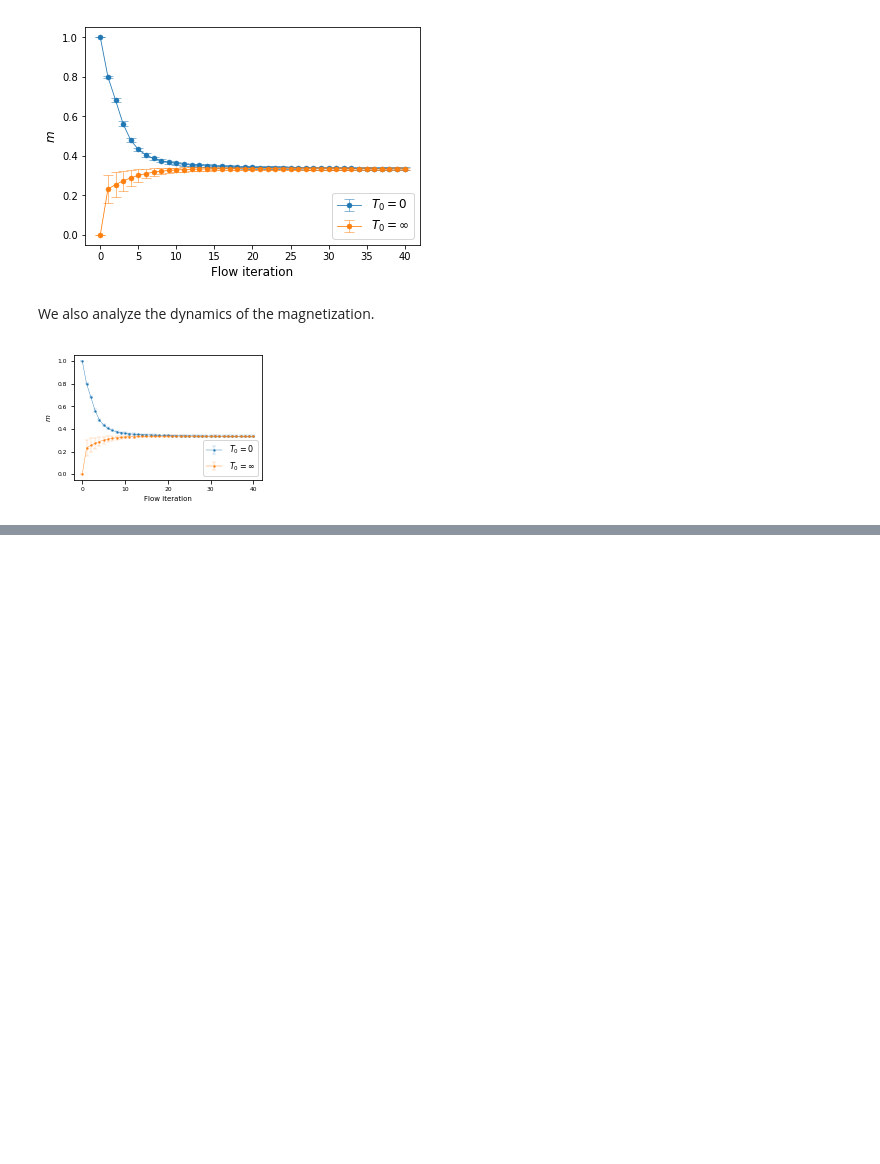
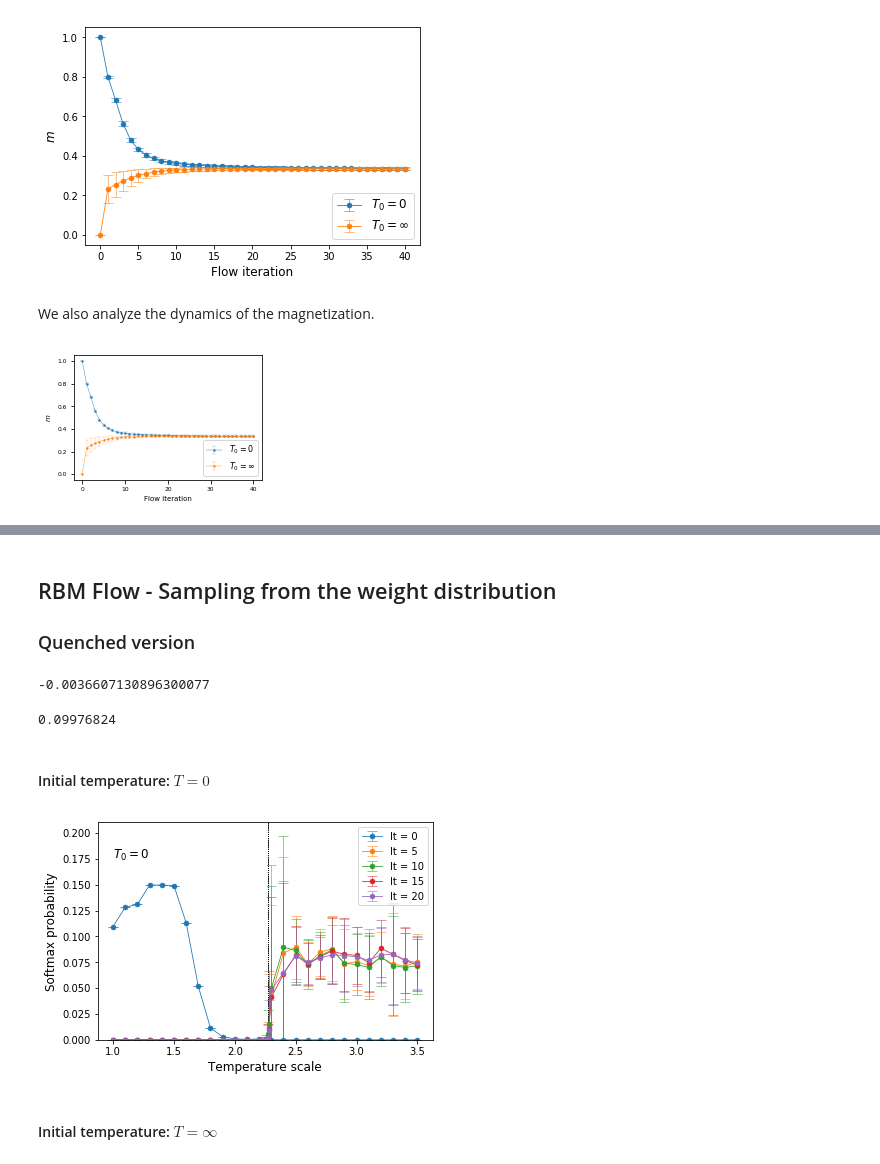
Before and after one commit to rodsveiga/rbm_flows_ising, a Jupyter notebook: main_discussion_L100.ipynb, the cells around one changed output, grey strips where cells are left out. Cells and saved outputs as stored; diff of their text form; code cells hidden in the pictures; blank space fills up the shorter version.

```diff
--- a/main_discussion_L100.ipynb
+++ b/main_discussion_L100.ipynb
@@ -586,0 +623,14 @@ magnetization(flow_low= flow_,
+# %% [markdown]
+## RBM Flow - Sampling from the weight distribution
+
+### Quenched version
+# %%
+float(mu)
+# %% [output]
+-0.0036607130896300077
+# %%
+sigma
+# %% [output]
+0.09976824
+# %% [markdown]
+#### Initial temperature: $T= 0$
@@ -586,0 +669,20 @@ magnetization(flow_low= flow_,
+# %%
+flow_ = [ x.cuda() for x in flow ]
+
+thermometer(flow_,
+            ising_data,
+            L= 100,
+            x= 0,
+            step= 5,
+            Tzero= True,
+            x_text= 1.0,
+            y_text= 0.175,
+            publication= False,
+            errorbar= True,
+            save= False,
+            loc_legend= 'upper right',
+            NN_path= 'NN_trained_models/L100_NN_Ising2D_MC.pt')
+# %% [output]
+[figure, added]
+# %% [markdown]
+#### Initial temperature: $T= \infty$
```
Also changed, not shown: parts of 15 cells of this notebook.
